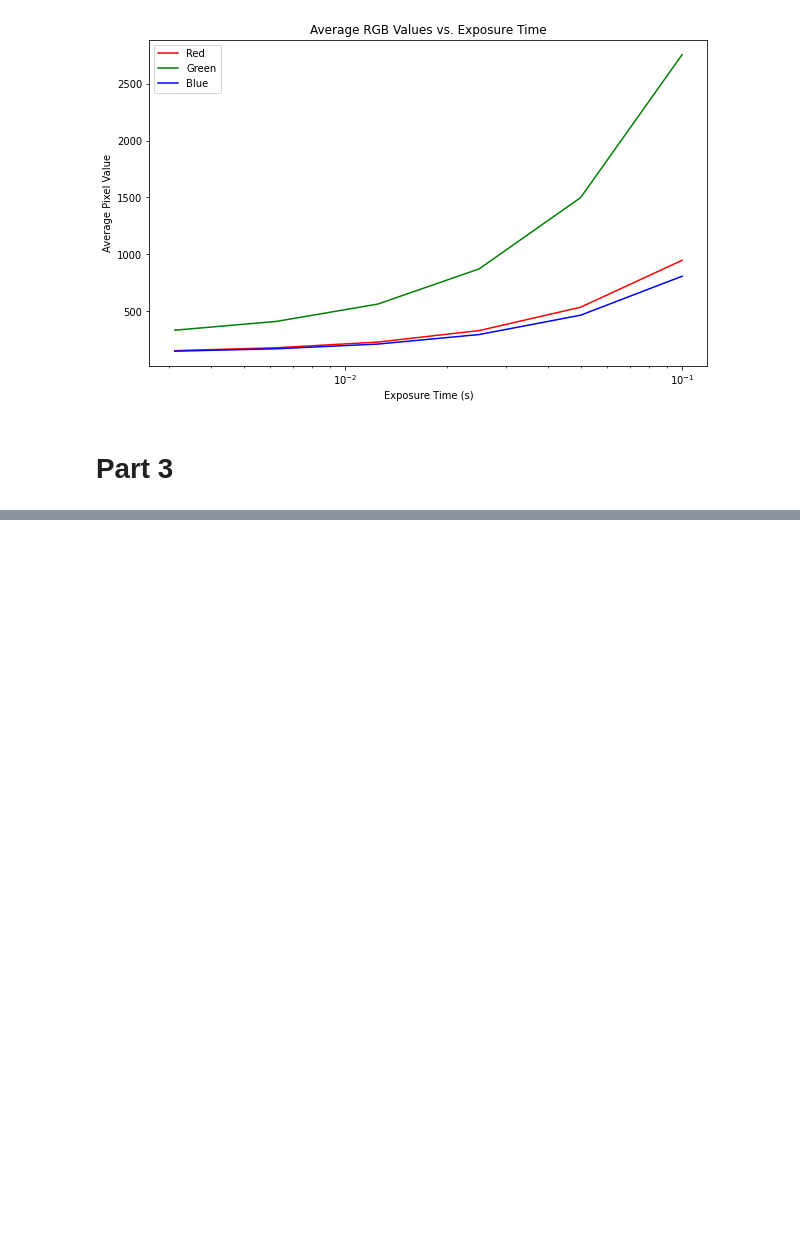
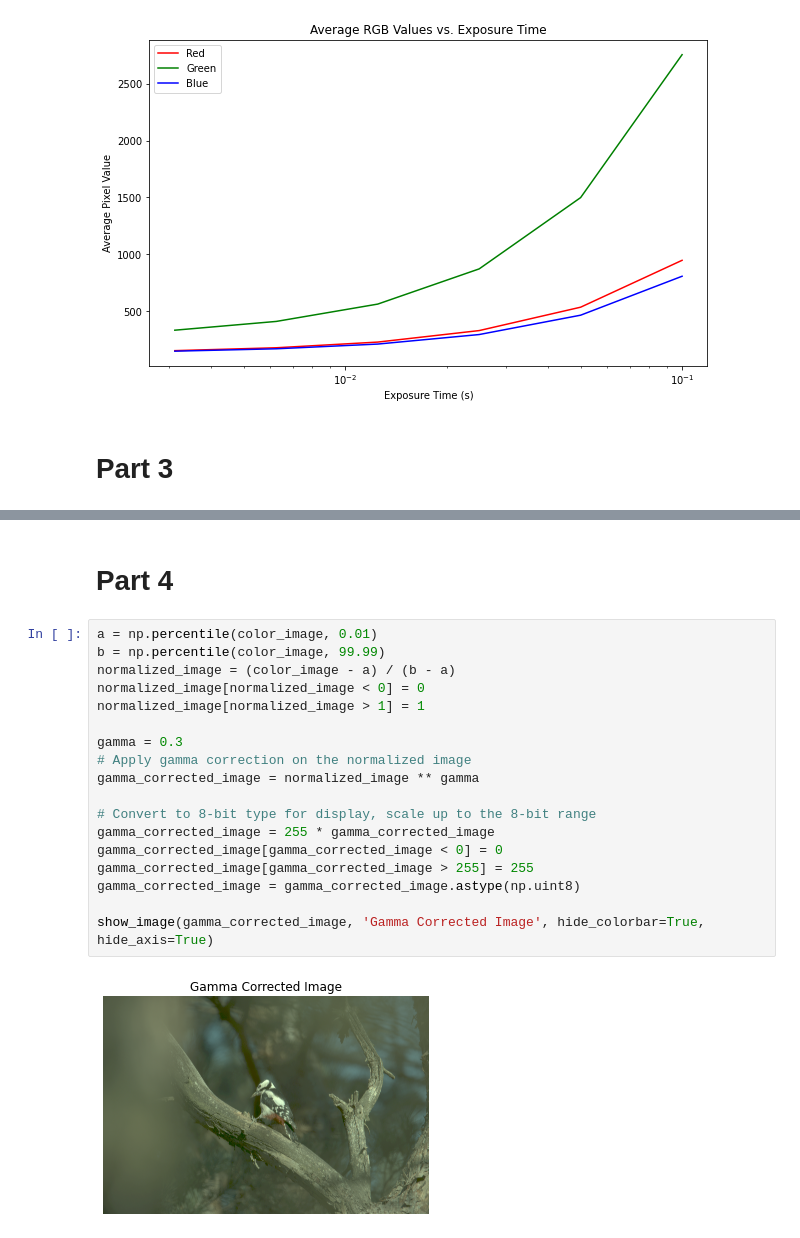
Before and after one commit to samasadii/computer-vision-project, a Jupyter notebook: exercise2/main.ipynb, the cells around one changed output, grey strips where cells are left out. Cells and saved outputs as stored; diff of their text form; blank space fills up the shorter version.

```diff
--- a/exercise2/main.ipynb
+++ b/exercise2/main.ipynb
@@ -129,0 +133,22 @@ show_image(clear_output, 'Clear output')
+# %% [markdown]
+# Part 4
+# %%
+a = np.percentile(color_image, 0.01)
+b = np.percentile(color_image, 99.99)
+normalized_image = (color_image - a) / (b - a)
+normalized_image[normalized_image < 0] = 0
+normalized_image[normalized_image > 1] = 1
+
+gamma = 0.3
+# Apply gamma correction on the normalized image
+gamma_corrected_image = normalized_image ** gamma
+
+# Convert to 8-bit type for display, scale up to the 8-bit range
+gamma_corrected_image = 255 * gamma_corrected_image
+gamma_corrected_image[gamma_corrected_image < 0] = 0
+gamma_corrected_image[gamma_corrected_image > 255] = 255
+gamma_corrected_image = gamma_corrected_image.astype(np.uint8)
+
+show_image(gamma_corrected_image, 'Gamma Corrected Image', hide_colorbar=True, hide_axis=True)
+# %% [output]
+[figure, added]
```
Also changed, not shown: parts of 5 cells of this notebook, 1 other file.
